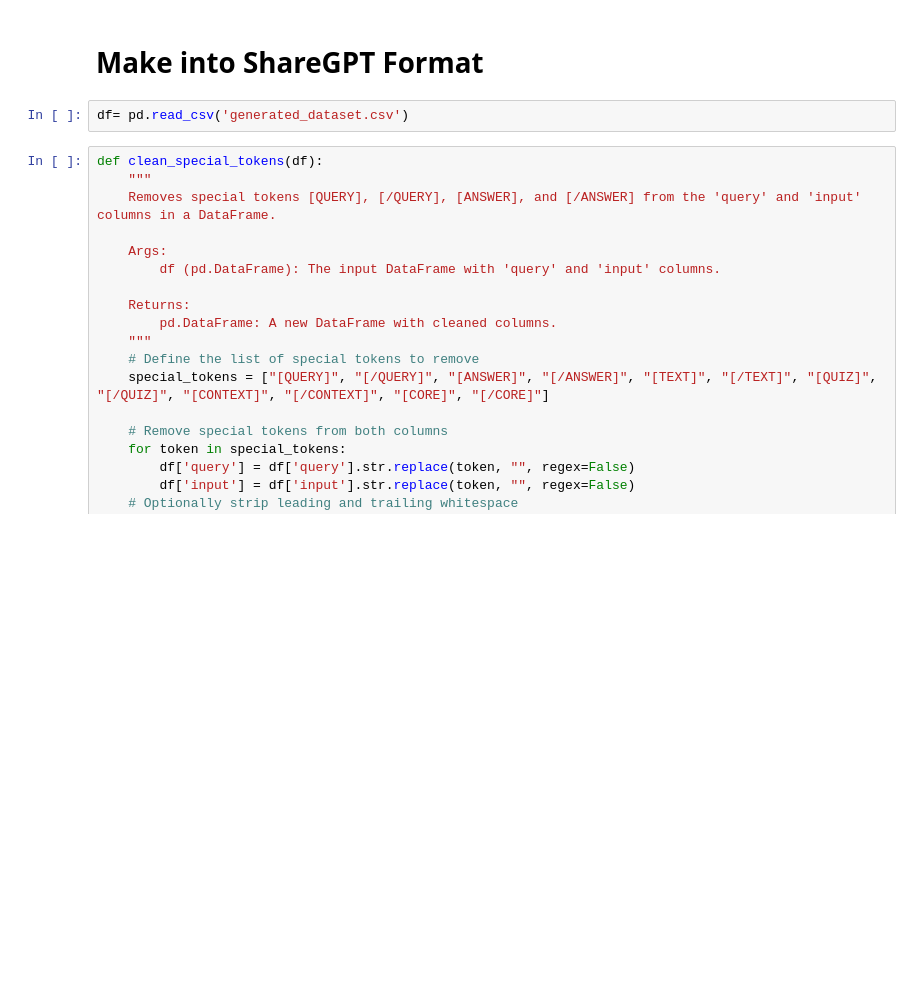
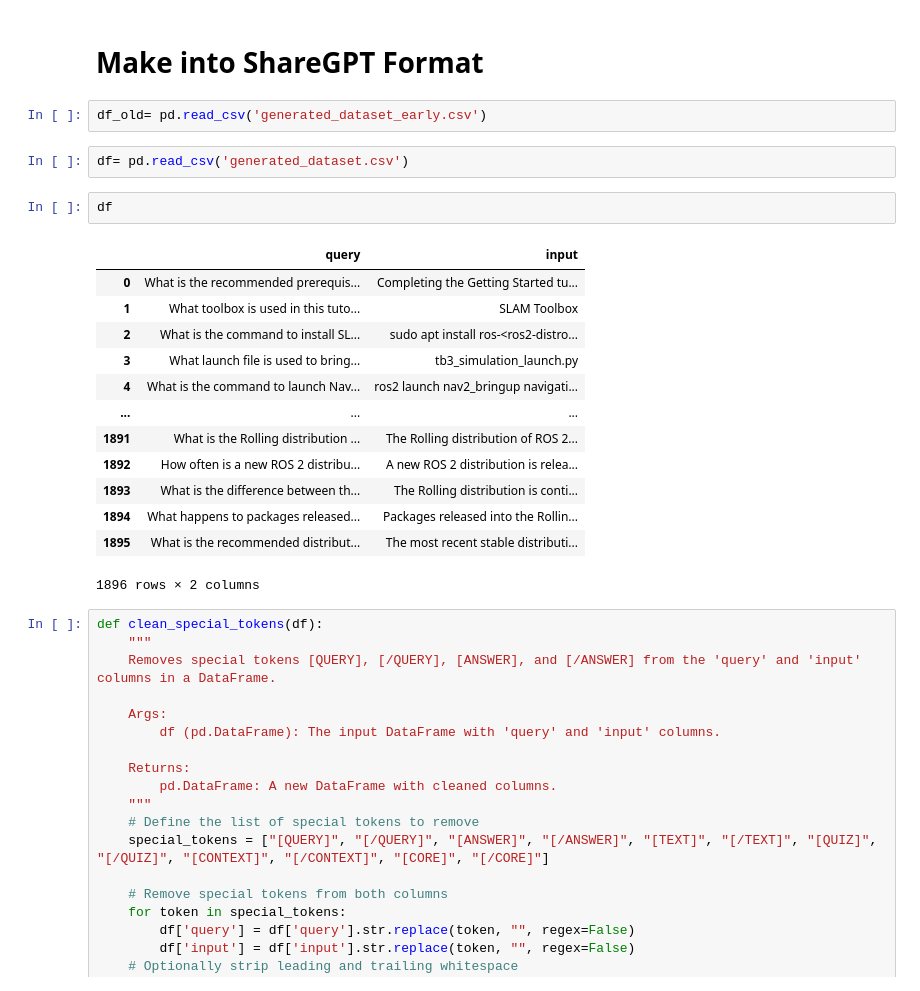
Before and after one commit to mannadamay12/ros2-rag-project, a Jupyter notebook: notebooks/02_finetuning_data_generation.ipynb, the cells around one changed output. Drawn from its saved outputs; the diff is of its cells as text; blank space fills up the shorter version.

```diff
--- a/notebooks/02_finetuning_data_generation.ipynb
+++ b/notebooks/02_finetuning_data_generation.ipynb
@@ -238,7 +293,25 @@ generate_fine_tuning_dataset(lines, augmentation_pipeline, output_csv_path)
 # %% [markdown]
 # Make into ShareGPT Format
+# %%
+df_old= pd.read_csv('generated_dataset_early.csv')
 # %%
 df= pd.read_csv('generated_dataset.csv')
+# %%
+df
+# %% [output]
+|  | query | input |
+| 0 | What is the recommended prerequis... | Completing the Getting Started tu... |
+| 1 | What toolbox is used in this tuto... | SLAM Toolbox |
+| 2 | What is the command to install SL... | sudo apt install ros-<ros2-distro... |
+| 3 | What launch file is used to bring... | tb3_simulation_launch.py |
+| 4 | What is the command to launch Nav... | ros2 launch nav2_bringup navigati... |
+| ... | ... | ... |
+| 1891 | What is the Rolling distribution ... | The Rolling distribution of ROS 2... |
+| 1892 | How often is a new ROS 2 distribu... | A new ROS 2 distribution is relea... |
+| 1893 | What is the difference between th... | The Rolling distribution is conti... |
+| 1894 | What happens to packages released... | Packages released into the Rollin... |
+| 1895 | What is the recommended distribut... | The most recent stable distributi... |
+1896 rows × 2 columns
 # %%
 def clean_special_tokens(df):
     """
```
Also changed, not shown: parts of 9 cells of this notebook, 5 other files.
